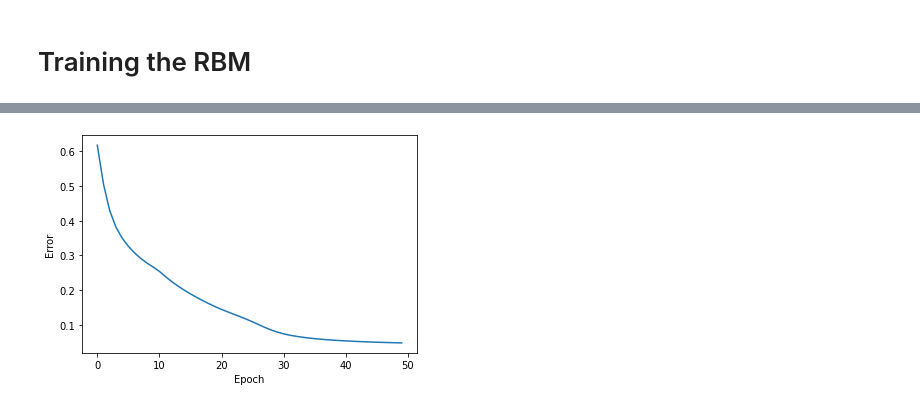
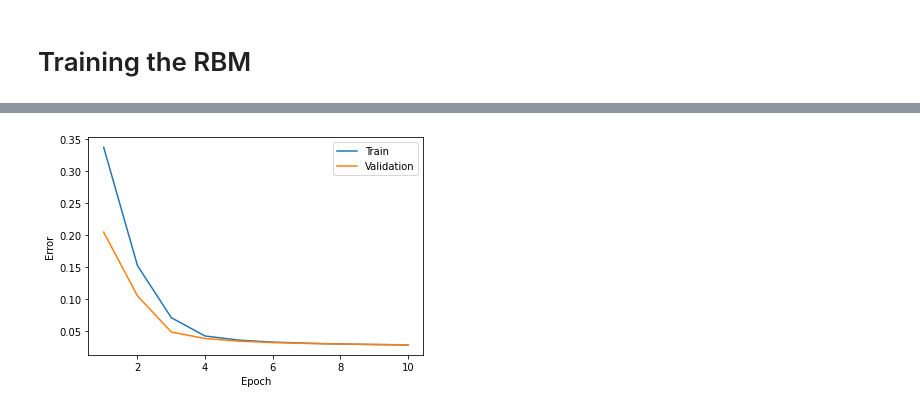
Before and after one commit to JulesDesmet/rbm_recommender, a Jupyter notebook: GoodreadsRBM.ipynb, the cells around one changed output, grey strips where cells are left out. Drawn from its saved outputs; the diff is of its cells as text; code cells hidden in the pictures.

Commit message:
Added a validation error to the training process, and optimised/updated some of the code

```diff
--- a/GoodreadsRBM.ipynb
+++ b/GoodreadsRBM.ipynb
@@ -291,8 +312,0 @@ v1 state shape: (53210,)
-# %%
-# Error function: Mean absolute
-
-def error(v0_state, v1_state):
-    return tf.reduce_mean(tf.square(v0_state - v1_state))
-
-err = error(v0,v1)
-print("error", err.numpy())
@@ -301,11 +313,18 @@ error 0.49926704
+# %%
+def error(v0_state, v1_state):
+    """
+    Returns the sum of the squared reconstruction errors. This error is computed per batch, and should be accumulated
+    per epoch. At the end of the epoch the total RMSE can then be computed from that sum.
+    """
+    return tf.reduce_sum(tf.reduce_mean(tf.square(v0_state - v1_state), 1))
 # %% [markdown]
 # Training the RBM
 # %%
 # Train the RBM
-epochs = 50
-batchsize = 500
-K=1
-alpha = 0.1 # Learning rate
+epochs = 10
+batch_size = 500
+K = 1
+alpha = 0.1  # Learning rate
 # %%
 print(tensor_train.shape)
 print(tensor_test.shape)
@@ -317 +334,5 @@ train_ds = tf.data.Dataset.from_tensor_slices(tensor_train).batch(batchsize)
+# %%
+train_ds = tf.data.Dataset.from_tensor_slices(tensor_train).batch(batch_size)
+validation_ds = tf.data.Dataset.from_tensor_slices(tensor_test).batch(batch_size)
+# ^ should probably not be using the test set here, TODO
 # %%
@@ -366,8 +383,10 @@ Epoch  50: reconstruction error: 0.0025228
 # %%
-plt.plot(errors)
-plt.ylabel('Error')
-plt.xlabel('Epoch')
+plt.plot(range(1, epochs + 1), train_errors, label="Train")
+plt.plot(range(1, epochs + 1), validation_errors, label="Validation")
+plt.ylabel("Error")
+plt.xlabel("Epoch")
+plt.legend()
 plt.savefig("rmse.png")
 plt.show()
 # %% [output]
-[figure, old version]
+[figure, new version]
```
Also changed, not shown: parts of 14 cells of this notebook, 1 other file.
